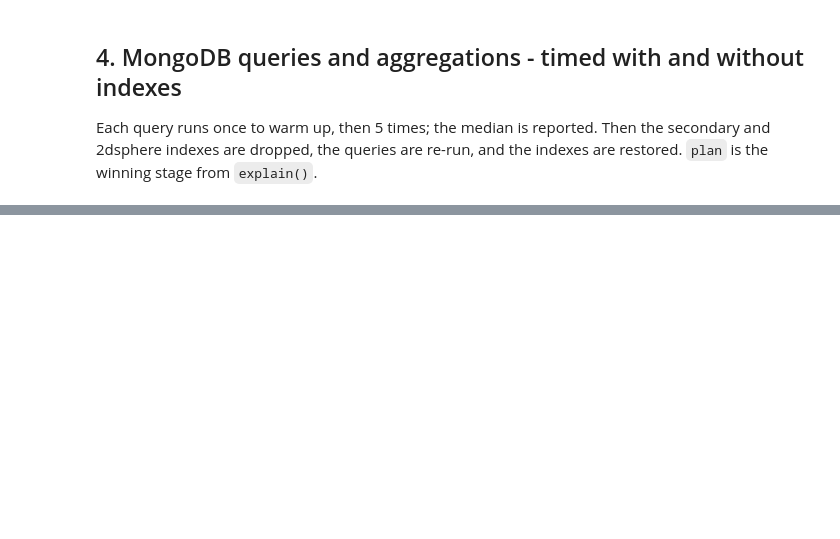
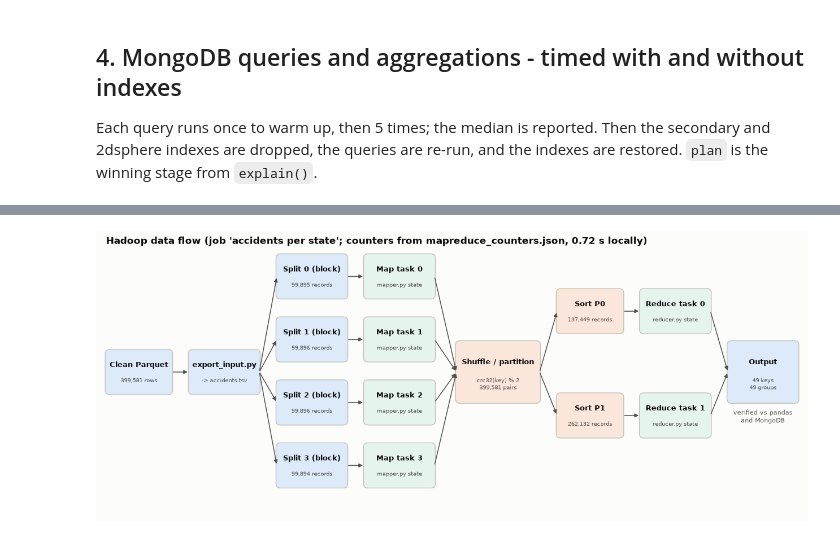
Before and after one commit to Abin-Shaji-Thomas/Smart-Traffic-Accident-Analysis-and-Severity-Prediction, a Jupyter notebook: notebooks/05_big_data_analytics.ipynb, the cells around one changed output, grey strips where cells are left out. Saved outputs shown, nothing was run; the diff lists cells and outputs as text; code cells hidden in the pictures; blank space fills up the shorter version.

```diff
--- a/notebooks/05_big_data_analytics.ipynb
+++ b/notebooks/05_big_data_analytics.ipynb
@@ -198,0 +174,9 @@ mr_weather
+# %%
+sys.path.insert(0, str(ROOT / "bigdata" / "hadoop_mapreduce"))
+import run_pipeline
+(ROOT / "bigdata" / "hadoop_mapreduce" / "input" / "accidents.tsv").unlink(missing_ok=True)   # rebuild input from the parquet
+counters = run_pipeline.main()
+skip = ("map_input_records_per_split", "partition_records", "user_counters", "output")
+ct = pd.DataFrame({job: {k: v for k, v in c.items() if k not in skip} for job, c in counters["jobs"].items()}).T
+ct["records_per_partition"] = [str(c["partition_records"]) for c in counters["jobs"].values()]
+ct
@@ -199 +191,32 @@ mr_weather
+# %%
+c = counters["jobs"]["state"]
+fig, ax = plt.subplots(figsize=(16, 6.4)); ax.set_xlim(0, 16); ax.set_ylim(0, 6.4); ax.axis("off")
+def box(x, y, w, h, title, sub, color, fs=9.5):
+    ax.add_patch(FancyBboxPatch((x, y), w, h, boxstyle="round,pad=0.02,rounding_size=0.1", fc=color, ec=V.AXIS, lw=1))
+    ax.text(x + w / 2, y + h * 0.66, title, ha="center", va="center", fontsize=fs, fontweight="bold", color=V.INK)
+    ax.text(x + w / 2, y + h * 0.3, sub, ha="center", va="center", fontsize=7.5, color=V.INK2)
+def arrow(x0, y0, x1, y1):
+    ax.annotate("", (x1, y1), (x0, y0), arrowprops=dict(arrowstyle="-|>", color=V.INK2, lw=1.1))
+L, G, O = "#dceaf9", "#e6f4ee", "#fbe6dc"
+box(0.1, 2.8, 1.5, 1.0, "Clean Parquet", f"{c['map_input_records']:,} rows", L)
+box(2.0, 2.8, 1.6, 1.0, "export_input.py", "-> accidents.tsv", L)
+arrow(1.6, 3.3, 2.0, 3.3)
+for i, n in enumerate(c["map_input_records_per_split"]):
+    y = 5.0 - i * 1.45
+    box(4.0, y, 1.6, 1.0, f"Split {i} (block)", f"{n:,} records", L)
+    box(6.0, y, 1.6, 1.0, f"Map task {i}", "mapper.py state", G)
+    arrow(3.6, 3.3, 4.0, y + 0.5); arrow(5.6, y + 0.5, 6.0, y + 0.5); arrow(7.6, y + 0.5, 8.1, 3.3)
+box(8.1, 2.6, 1.9, 1.4, "Shuffle / partition", "crc32(key) % 2" + chr(10) + f"{c['map_output_records']:,} pairs", O)
+for j, n in enumerate(c["partition_records"]):
+    y = 4.2 - j * 2.4
+    box(10.4, y, 1.5, 1.0, f"Sort P{j}", f"{n:,} records", O)
+    box(12.3, y, 1.6, 1.0, f"Reduce task {j}", "reducer.py state", G)
+    arrow(10.0, 3.3, 10.4, y + 0.5); arrow(11.9, y + 0.5, 12.3, y + 0.5); arrow(13.9, y + 0.5, 14.3, 3.3)
+box(14.3, 2.6, 1.6, 1.4, "Output", f"{c['reduce_output_records']} keys" + chr(10) + f"{c['reduce_input_groups']} groups", L)
+ax.text(15.1, 2.45, "verified vs pandas" + chr(10) + "and MongoDB", ha="center", va="top", fontsize=8, color=V.INK2)
+ax.text(0.1, 6.25, f"Hadoop data flow (job 'accidents per state'; counters from mapreduce_counters.json, {c['seconds']} s locally)",
+        fontsize=12, fontweight="bold", color=V.INK)
+V.save(fig, FIG / "hadoop_data_flow.png")
+# %% [output]
+[figure, added]
 # %% [markdown]
```
Also changed, not shown: parts of 16 cells of this notebook, 11 other files.
